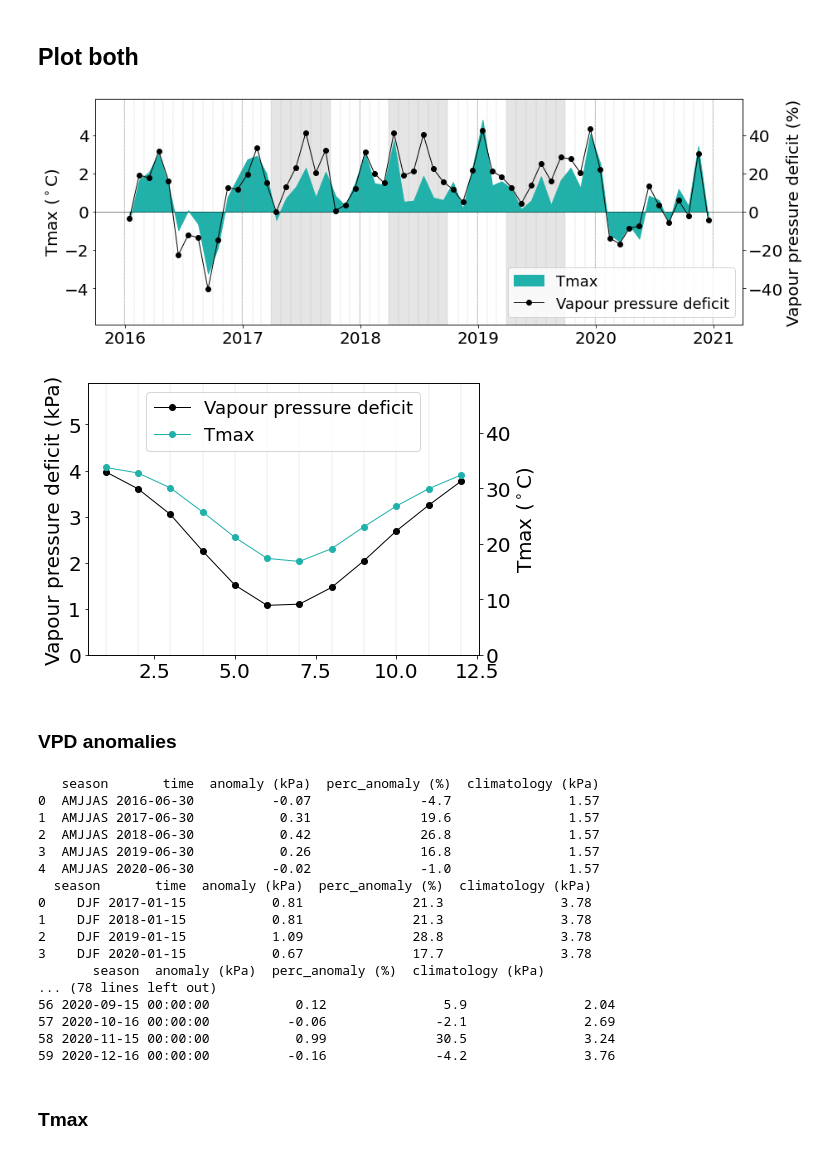
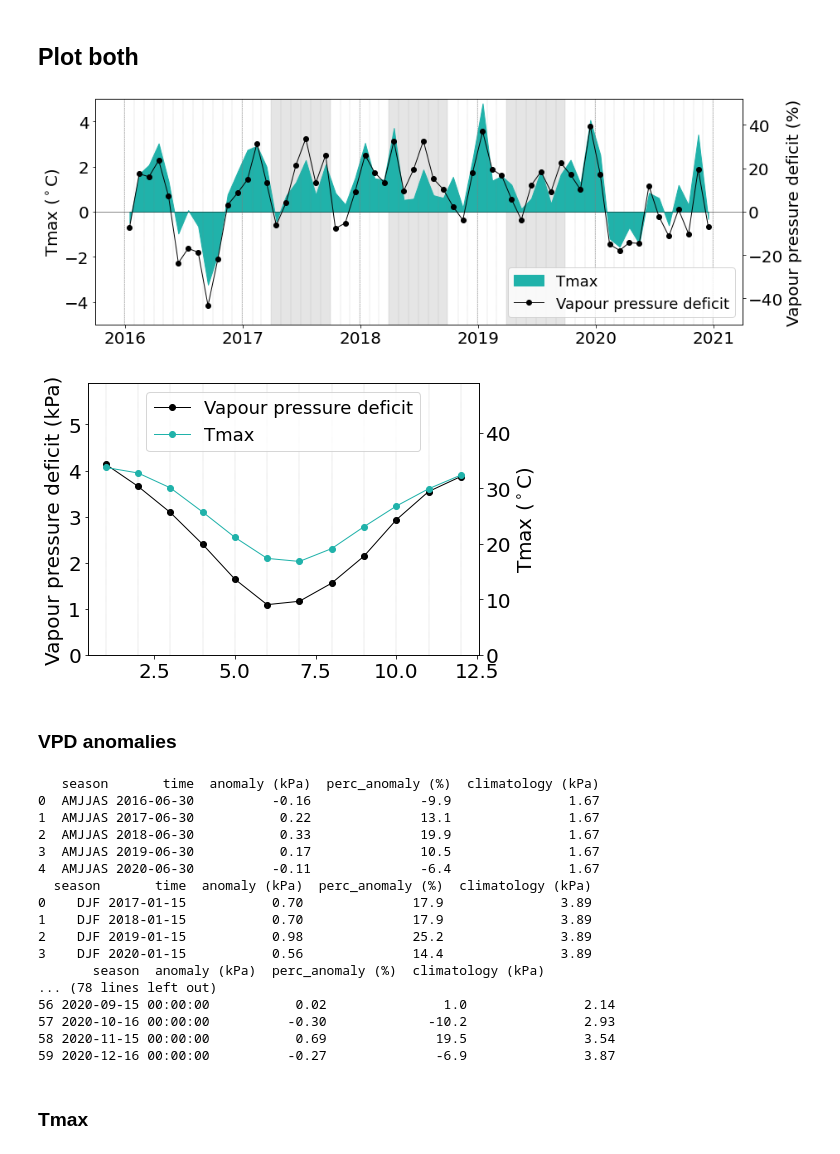
Before and after one commit to anjanadevanand/Tinderbox_drought, a Jupyter notebook: water_cycle_analysis/VPD_and_tmax_monthly_plots.ipynb, the cells around one changed output. Drawn from its saved outputs; the diff is of its cells as text; code cells hidden in the pictures.

Commit message:
Update VPD baseline

```diff
--- a/water_cycle_analysis/VPD_and_tmax_monthly_plots.ipynb
+++ b/water_cycle_analysis/VPD_and_tmax_monthly_plots.ipynb
@@ -51,7 +51,9 @@ da_vpd = ds_esat['esat'] - (ds_agcd['vapourpres']/10)
 
 # the monthly climatology from long-term data
 # time_slice = slice('1981-01-01', '2020-05-31')
-time_slice = slice('1980-01-01', '2016-12-31')  # using the agreed time reference
+# time_slice = slice('1980-01-01', '2016-12-31')  # using the agreed time reference
+
+time_slice = slice('2002-01-01', '2016-12-31')   # changing baseline to be consistent with vegetation datasets
 da_vpd_lt_monClim = da_vpd.sel(time = time_slice).groupby('time.month').mean('time')
 
 # the monthly anomalies during the drought period
@@ -180,38 +187,38 @@ plt.axhline(0, color = 'black', linestyle = 'solid', linewidth = 0.5)
 
 # for axis,da, color, label in zip(axis_list,data_list, data_col, data_names):
 #     axis.plot(da.time.values, da.values, color=color, marker="o", linewidth=1, label=label)
 
 # A filled line for temperature
 ax.fill_between(data_list[1].time.values, 0, data_list[1].values, color=data_col[1], label=data_names[1], zorder = 3, alpha = 1)
 
 # A line plot for VPD
 ax2.plot(data_list[0].time.values, data_list[0].values, marker='o', color=data_col[0], label=data_names[0], linewidth=1, zorder = 2)
 
 plt.xlabel('')
 ax.set_ylabel('Tmax ($^\circ$C)')
 ax2.set_ylabel('Vapour pressure deficit (%)')
-ax2.set_ylim((-59, 59))
-ax.set_ylim((-5.9, 5.9))
+ax2.set_ylim((-52, 52))
+ax.set_ylim((-5, 5))
 
 #********** shading the background to indicate the AMJJAS seasons within 2017-19 instead of bars
 dx = mon_breaks
 # adding march in the below code as breaks are at the end of the month
 fill = (mon_breaks.month.isin([3, 4, 5, 6, 7, 8, 9])) & (mon_breaks.year.isin([2017, 2018, 2019]))
 ax.fill_between(dx, ax.get_ylim()[0], ax.get_ylim()[1], where=fill, fc=AMJJAS_fillcol, alpha=AMJJAS_alpha, zorder = 1)
 #**********
 
 from matplotlib.lines import Line2D
 from matplotlib.patches import Patch
 
 legend_elements = [Patch(facecolor=data_col[1], edgecolor=data_col[1],label=data_names[1]),
                    Line2D([0], [0], color=data_col[0], marker='o', lw=1, label=data_names[0])]
 
 ax2.legend(handles=legend_elements, loc=4)
 
-fig.savefig(out_dir + 'areaAvg_vpd_perc_and_Tmax_anom_from_monClim.png', bbox_inches='tight', dpi=300)
-fig.savefig(out_dir + 'areaAvg_vpd_perc_and_Tmax_anom_from_monClim.pdf', bbox_inches='tight', format='pdf')
+fig.savefig(out_dir + 'areaAvg_vpd_perc_and_Tmax_anom_from_monClim_VPDref2002to16_TmaxRef1980to2016.png', bbox_inches='tight', dpi=300)
+fig.savefig(out_dir + 'areaAvg_vpd_perc_and_Tmax_anom_from_monClim_VPDref2002to16_TmaxRef1980to2016.pdf', bbox_inches='tight', format='pdf')
 # %% [output]
-[figure, old version]
+[figure, new version]
 # %%
 fig, ax = plt.subplots(nrows=1,ncols=1,
                     figsize=(7,5)) #width, height
@@ -240,10 +247,10 @@ legend_elements = [Line2D([0], [0], color=data_col[0], lw=1, marker="o",label=da
 
 ax2.legend(handles=legend_elements, loc='upper center')
 
-fig.savefig(out_dir + 'vpd_and_Tmax_monClim_1980to2016.png', bbox_inches='tight', dpi=600)
-fig.savefig(out_dir + 'vpd_and_Tmax_monClim_1980to2016.pdf', bbox_inches='tight', format='pdf')
+fig.savefig(out_dir + 'vpd_and_Tmax_monClim_VPDref2002to16_TmaxRef1980to2016.png', bbox_inches='tight', dpi=600)
+fig.savefig(out_dir + 'vpd_and_Tmax_monClim_VPDref2002to16_TmaxRef1980to2016.pdf', bbox_inches='tight', format='pdf')
 # %% [output]
-[figure, old version]
+[figure, new version]
 # %% [markdown]
 ### VPD anomalies
 # %%
@@ -267,11 +276,13 @@ for da in data_list:
 # %%
+out_dir = '/g/data/w97/ad9701/drought_2017to2020/anomalies_csv/refPeriod_2002to2016/'
+
 AMJJAS_time = pd.date_range(start = '2016-06-30', end = '2020-06-30', periods=5).to_numpy()
 AMJJAS_time = [x.astype('datetime64[D]') for x in AMJJAS_time]
 
 DJF_time = pd.date_range(start = '2017-01-15', end = '2020-01-15', periods=4).to_numpy()
 DJF_time = [x.astype('datetime64[D]') for x in DJF_time]
 
-da_vpd_monClim = myfuncs.calc_areaAvg(da_vpd_lt_monClim*da_agcd_mask)
+da_vpd_monClim = calc_areaAvg(da_vpd_lt_monClim*da_agcd_mask)
 vname = 'vpd'
 unit = 'kPa'
 
@@ -290,7 +301,7 @@ df_anom = pd.DataFrame({'season':['AMJJAS']*5,
                         'perc_anomaly (%)': np.round(AMJJAS_bars[0]/AMJJAS_clim.values*100,1),
                        'climatology (' + unit + ')': [np.round(AMJJAS_clim.values, 2)]*5})
 print(df_anom)
-out_file = '/g/data/w97/ad9701/drought_2017to2020/anomalies_csv/refPeriod_1980to2016/AMJJAS_' + vname + '_anomalies.csv'
+out_file = out_dir + 'AMJJAS_' + vname + '_anomalies.csv'
 df_anom.to_csv(out_file)
 
 df_anom = pd.DataFrame({'season':['DJF']*4,
@@ -299,7 +310,7 @@ df_anom = pd.DataFrame({'season':['DJF']*4,
                         'perc_anomaly (%)': np.round(DJF_bars[0]/DJF_clim.values*100,1),
                        'climatology (' + unit + ')': [np.round(DJF_clim.values, 2)]*4})
 print(df_anom)
-out_file = '/g/data/w97/ad9701/drought_2017to2020/anomalies_csv/refPeriod_1980to2016/DJF_' + vname + '_anomalies.csv'
+out_file =  out_dir + 'DJF_' + vname + '_anomalies.csv'
 df_anom.to_csv(out_file)
 
 
@@ -313,7 +324,7 @@ df_anom = pd.DataFrame({'season':anom_seasMean.time.values,
                        'climatology (' + unit + ')': np.round(clim_seasMean, 2).values})
 print(df_anom)
 
-out_file = '/g/data/w97/ad9701/drought_2017to2020/anomalies_csv/refPeriod_1980to2016/seas_' + vname + '_anomalies.csv'
+out_file = out_dir + 'seas_' + vname + '_anomalies.csv'
 df_anom.to_csv(out_file)
 
 anom_mon = da_anom_allDatamean
@@ -324,26 +335,26 @@ df_anom_mon = pd.DataFrame({'month':anom_mon.time.values,
                         'perc_anomaly (%)': np.round(anom_mon/clim_mon*100,1).values,
                         'climatology (' + unit + ')': np.round(clim_mon, 2).values})
 print(df_anom_mon)
-out_file_mon = '/g/data/w97/ad9701/drought_2017to2020/anomalies_csv/refPeriod_1980to2016/mon_' + vname + '_anomalies.csv'
+out_file_mon = out_dir + 'mon_' + vname + '_anomalies.csv'
 df_anom_mon.to_csv(out_file_mon)
 # %% [output]
    season       time  anomaly (kPa)  perc_anomaly (%)  climatology (kPa)
-0  AMJJAS 2016-06-30          -0.07              -4.7               1.57
-1  AMJJAS 2017-06-30           0.31              19.6               1.57
-2  AMJJAS 2018-06-30           0.42              26.8               1.57
-3  AMJJAS 2019-06-30           0.26              16.8               1.57
-4  AMJJAS 2020-06-30          -0.02              -1.0               1.57
+0  AMJJAS 2016-06-30          -0.16              -9.9               1.67
+1  AMJJAS 2017-06-30           0.22              13.1               1.67
+2  AMJJAS 2018-06-30           0.33              19.9               1.67
+3  AMJJAS 2019-06-30           0.17              10.5               1.67
+4  AMJJAS 2020-06-30          -0.11              -6.4               1.67
   season       time  anomaly (kPa)  perc_anomaly (%)  climatology (kPa)
-0    DJF 2017-01-15           0.81              21.3               3.78
-1    DJF 2018-01-15           0.81              21.3               3.78
-2    DJF 2019-01-15           1.09              28.8               3.78
-3    DJF 2020-01-15           0.67              17.7               3.78
+0    DJF 2017-01-15           0.70              17.9               3.89
+1    DJF 2018-01-15           0.70              17.9               3.89
+2    DJF 2019-01-15           0.98              25.2               3.89
+3    DJF 2020-01-15           0.56              14.4               3.89
        season  anomaly (kPa)  perc_anomaly (%)  climatology (kPa)
 ... (78 lines left out)
-56 2020-09-15 00:00:00           0.12               5.9               2.04
-57 2020-10-16 00:00:00          -0.06              -2.1               2.69
-58 2020-11-15 00:00:00           0.99              30.5               3.24
-59 2020-12-16 00:00:00          -0.16              -4.2               3.76
+56 2020-09-15 00:00:00           0.02               1.0               2.14
+57 2020-10-16 00:00:00          -0.30             -10.2               2.93
+58 2020-11-15 00:00:00           0.69              19.5               3.54
+59 2020-12-16 00:00:00          -0.27              -6.9               3.87
 # %% [markdown]
 ### Tmax
 # %%
```
Also changed, not shown: parts of 5 cells of this notebook.
